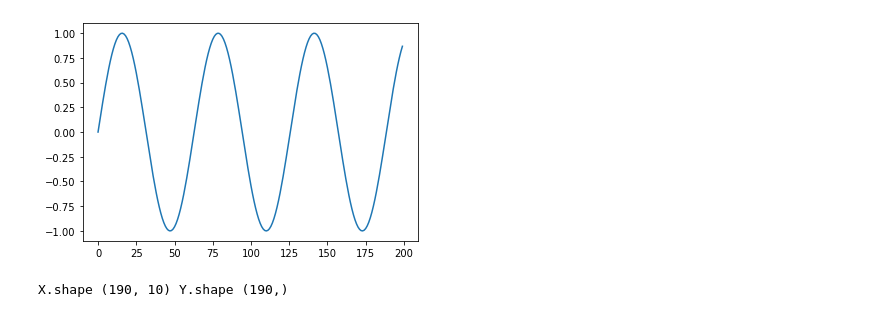
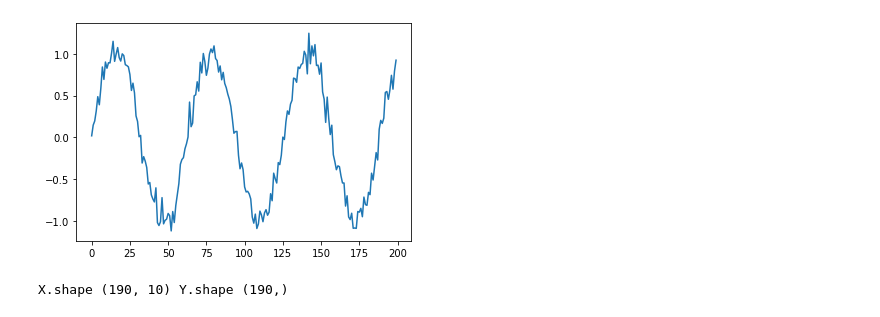
Before and after one commit to laksh262001/Deeplearning-and-AI, a Jupyter notebook: AutoregressiveModel1.ipynb, the cells around one changed output. Drawn from its saved outputs; the diff is of its cells as text; code cells hidden in the pictures.

```diff
--- a/AutoregressiveModel1.ipynb
+++ b/AutoregressiveModel1.ipynb
@@ -10,11 +10,11 @@ import numpy as np
 import pandas as pd
 import matplotlib.pyplot as plt
 # %%
-series = np.sin(0.1*np.arange(200)) #+np.random.randn(200)*0.1
+series = np.sin(0.1*np.arange(200)) +np.random.randn(200)*0.1
 plt.plot(series)
 plt.show()
 # %% [output]
-[figure, old version]
+[figure, new version]
 # %%
 # Build dataset
 T = 10
```
Also changed, not shown: parts of 4 cells of this notebook.
